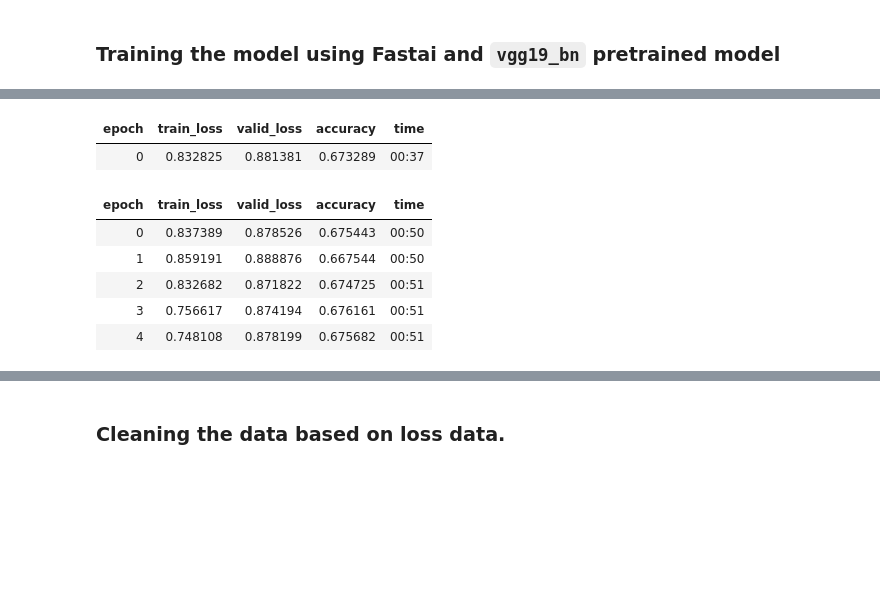
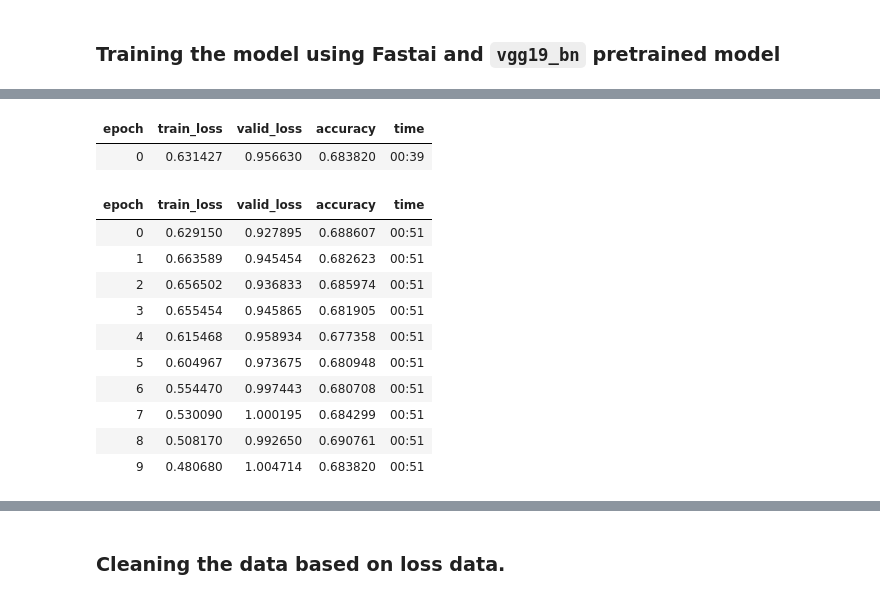
Before and after one commit to nonsocchi/Emotion-Recognition-Classifier, a Jupyter notebook: emorec2.ipynb, the cells around one changed output, grey strips where cells are left out. Saved outputs shown, nothing was run; the diff lists cells and outputs as text; code cells hidden in the pictures; blank space fills up the shorter version.

```diff
--- a/emorec2.ipynb
+++ b/emorec2.ipynb
@@ -74,15 +80,20 @@ SuggestedLRs(lr_min=1.584893179824576e-05, lr_steep=2.75422871709452e-06)
 # %%
 model.unfreeze()
-model.fine_tune(5, base_lr=1e-3)
+model.fine_tune(10, base_lr=1e-3)
 # %% [output]
 | epoch | train_loss | valid_loss | accuracy | time |
-| 0 | 0.832825 | 0.881381 | 0.673289 | 00:37 |
+| 0 | 0.631427 | 0.956630 | 0.683820 | 00:39 |
 | epoch | train_loss | valid_loss | accuracy | time |
-| 0 | 0.837389 | 0.878526 | 0.675443 | 00:50 |
-| 1 | 0.859191 | 0.888876 | 0.667544 | 00:50 |
-| 2 | 0.832682 | 0.871822 | 0.674725 | 00:51 |
-| 3 | 0.756617 | 0.874194 | 0.676161 | 00:51 |
-| 4 | 0.748108 | 0.878199 | 0.675682 | 00:51 |
+| 0 | 0.629150 | 0.927895 | 0.688607 | 00:51 |
+| 1 | 0.663589 | 0.945454 | 0.682623 | 00:51 |
+| 2 | 0.656502 | 0.936833 | 0.685974 | 00:51 |
+| 3 | 0.655454 | 0.945865 | 0.681905 | 00:51 |
+| 4 | 0.615468 | 0.958934 | 0.677358 | 00:51 |
+| 5 | 0.604967 | 0.973675 | 0.680948 | 00:51 |
+| 6 | 0.554470 | 0.997443 | 0.680708 | 00:51 |
+| 7 | 0.530090 | 1.000195 | 0.684299 | 00:51 |
+| 8 | 0.508170 | 0.992650 | 0.690761 | 00:51 |
+| 9 | 0.480680 | 1.004714 | 0.683820 | 00:51 |
 # %%
 interp.plot_top_losses(5, nrows=1)
 # %% [output]
```
Also changed, not shown: parts of 6 cells of this notebook.
